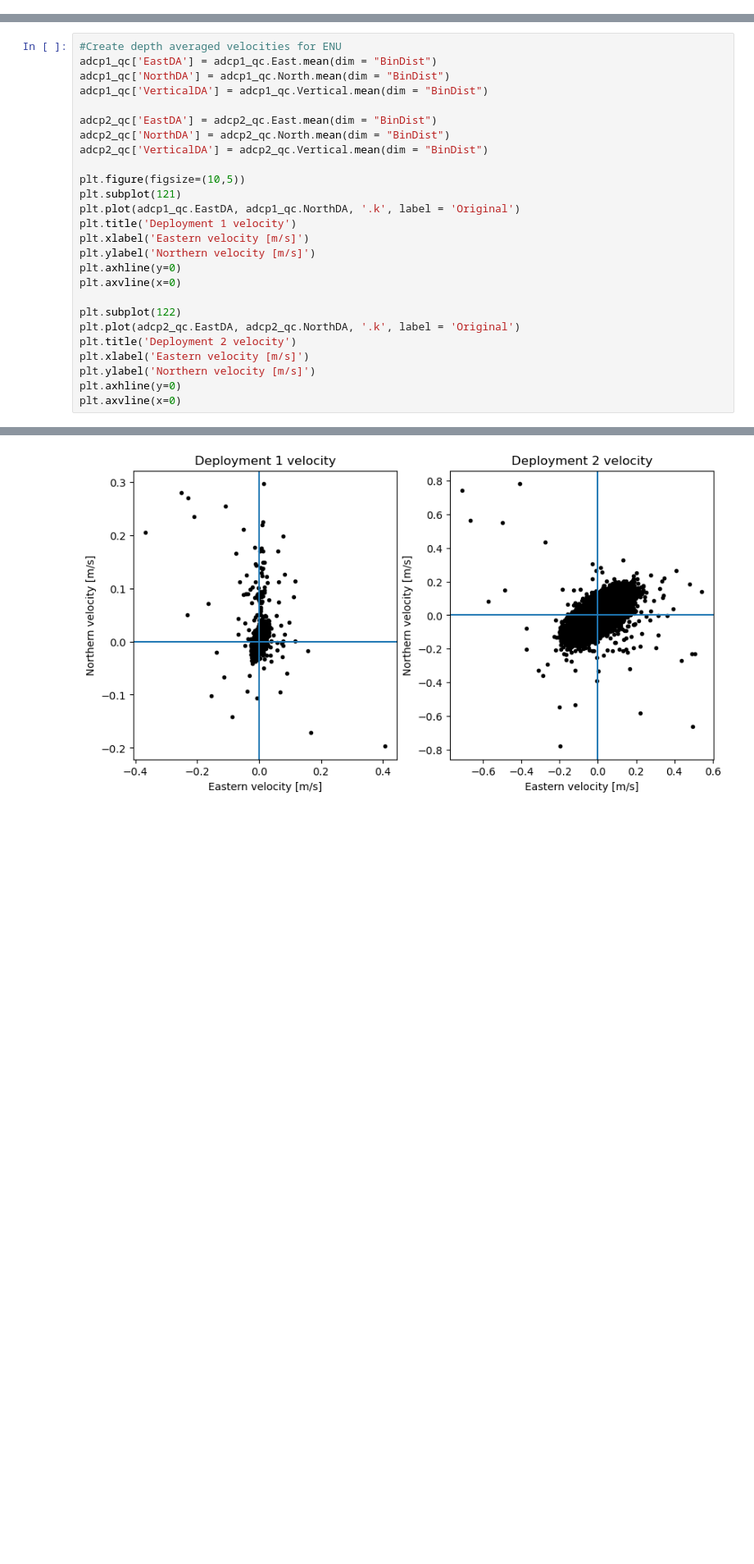
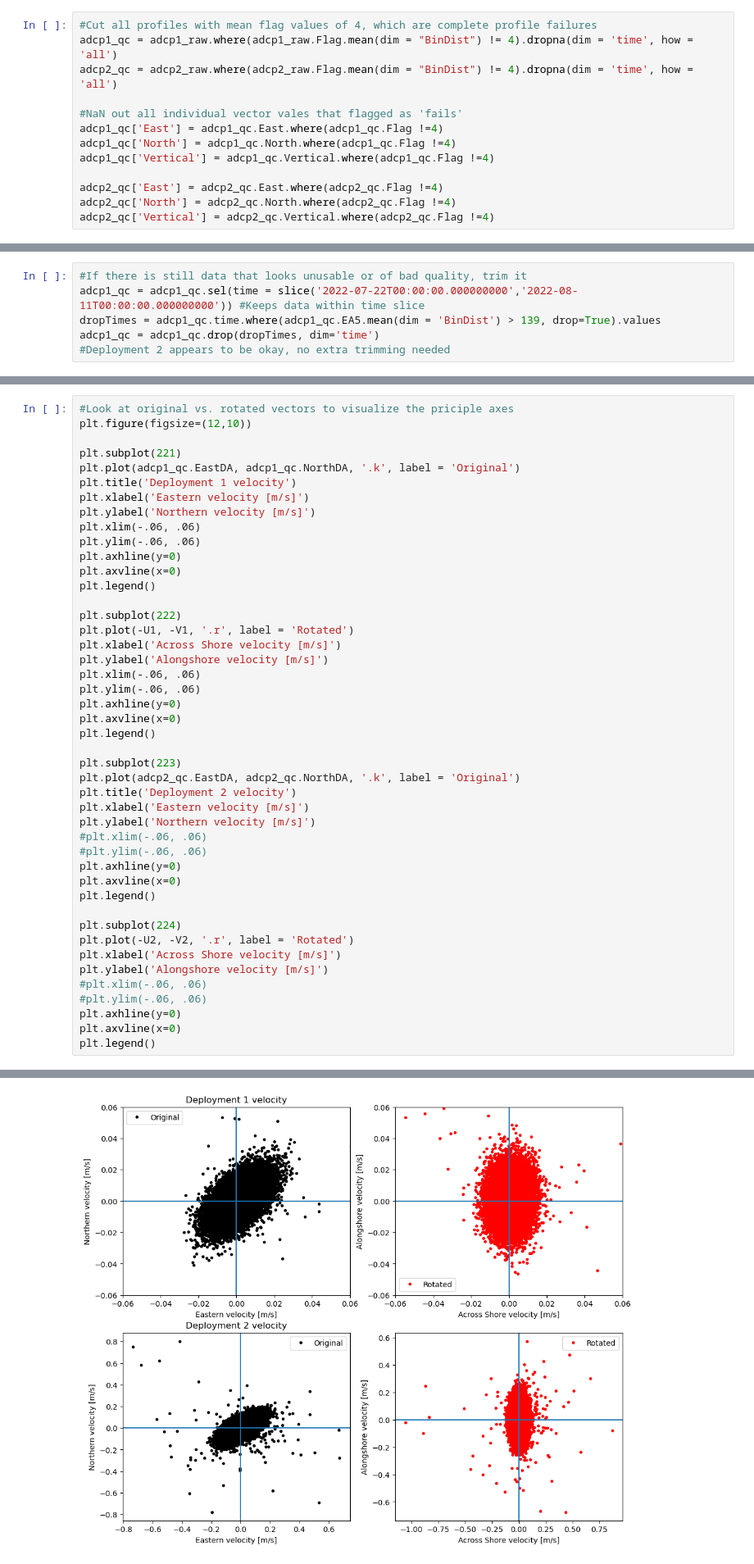
Before and after one commit to lagrady/Kelp-Forest-Hydrodynamics, a Jupyter notebook: notebooks/ADCP_data.ipynb, the cells around one changed output, grey strips where cells are left out. Shown: that part at 82% size. Cells and saved outputs as stored; diff of their text form; blank space fills up the shorter version.

Commit message:
Add files via upload
-Reorganized 'ADCP_data' to include extra qc of bad times and vector rotation corrections

```diff
--- a/notebooks/ADCP_data.ipynb
+++ b/notebooks/ADCP_data.ipynb
@@ -80,0 +76,13 @@ adcp2_qc['Flag'] = adcp2_trimmed.Flag
+# %%
+#Cut all profiles with mean flag values of 4, which are complete profile failures
+adcp1_qc = adcp1_raw.where(adcp1_raw.Flag.mean(dim = "BinDist") != 4).dropna(dim = 'time', how = 'all')
+adcp2_qc = adcp2_raw.where(adcp2_raw.Flag.mean(dim = "BinDist") != 4).dropna(dim = 'time', how = 'all')
+
+#NaN out all individual vector vales that flagged as 'fails'
+adcp1_qc['East'] = adcp1_qc.East.where(adcp1_qc.Flag !=4)
+adcp1_qc['North'] = adcp1_qc.North.where(adcp1_qc.Flag !=4)
+adcp1_qc['Vertical'] = adcp1_qc.Vertical.where(adcp1_qc.Flag !=4)
+
+adcp2_qc['East'] = adcp2_qc.East.where(adcp2_qc.Flag !=4)
+adcp2_qc['North'] = adcp2_qc.North.where(adcp2_qc.Flag !=4)
+adcp2_qc['Vertical'] = adcp2_qc.Vertical.where(adcp2_qc.Flag !=4)
@@ -81,2 +133,8 @@ adcp2_qc['Flag'] = adcp2_trimmed.Flag
+# %%
+#If there is still data that looks unusable or of bad quality, trim it
+adcp1_qc = adcp1_qc.sel(time = slice('2022-07-22T00:00:00.000000000','2022-08-11T00:00:00.000000000')) #Keeps data within time slice
+dropTimes = adcp1_qc.time.where(adcp1_qc.EA5.mean(dim = 'BinDist') > 139, drop=True).values
+adcp1_qc = adcp1_qc.drop(dropTimes, dim='time')
+#Deployment 2 appears to be okay, no extra trimming needed
 # %% [markdown]
 ### Rotate vectors along principle axes
@@ -83,27 +158,46 @@ adcp2_qc['Flag'] = adcp2_trimmed.Flag
 # %%
-#Create depth averaged velocities for ENU
-adcp1_qc['EastDA'] = adcp1_qc.East.mean(dim = "BinDist")
-adcp1_qc['NorthDA'] = adcp1_qc.North.mean(dim = "BinDist")
-adcp1_qc['VerticalDA'] = adcp1_qc.Vertical.mean(dim = "BinDist")
+#Look at original vs. rotated vectors to visualize the priciple axes
+plt.figure(figsize=(12,10))
 
-adcp2_qc['EastDA'] = adcp2_qc.East.mean(dim = "BinDist")
-adcp2_qc['NorthDA'] = adcp2_qc.North.mean(dim = "BinDist")
-adcp2_qc['VerticalDA'] = adcp2_qc.Vertical.mean(dim = "BinDist")
-
-plt.figure(figsize=(10,5))
-plt.subplot(121)
+plt.subplot(221)
 plt.plot(adcp1_qc.EastDA, adcp1_qc.NorthDA, '.k', label = 'Original')
 plt.title('Deployment 1 velocity')
 plt.xlabel('Eastern velocity [m/s]')
 plt.ylabel('Northern velocity [m/s]')
+plt.xlim(-.06, .06)
+plt.ylim(-.06, .06)
 plt.axhline(y=0)
 plt.axvline(x=0)
+plt.legend()
 
-plt.subplot(122)
+plt.subplot(222)
+plt.plot(-U1, -V1, '.r', label = 'Rotated')
+plt.xlabel('Across Shore velocity [m/s]')
+plt.ylabel('Alongshore velocity [m/s]')
+plt.xlim(-.06, .06)
+plt.ylim(-.06, .06)
+plt.axhline(y=0)
+plt.axvline(x=0)
+plt.legend()
+
+plt.subplot(223)
 plt.plot(adcp2_qc.EastDA, adcp2_qc.NorthDA, '.k', label = 'Original')
 plt.title('Deployment 2 velocity')
 plt.xlabel('Eastern velocity [m/s]')
 plt.ylabel('Northern velocity [m/s]')
+#plt.xlim(-.06, .06)
+#plt.ylim(-.06, .06)
 plt.axhline(y=0)
 plt.axvline(x=0)
+plt.legend()
+
+plt.subplot(224)
+plt.plot(-U2, -V2, '.r', label = 'Rotated')
+plt.xlabel('Across Shore velocity [m/s]')
+plt.ylabel('Alongshore velocity [m/s]')
+#plt.xlim(-.06, .06)
+#plt.ylim(-.06, .06)
+plt.axhline(y=0)
+plt.axvline(x=0)
+plt.legend()
 # %% [output]
@@ -111 +205 @@ plt.axvline(x=0)
-[figure, old version]
+[figure, new version]
```
Also changed, not shown: parts of 25 cells of this notebook.
